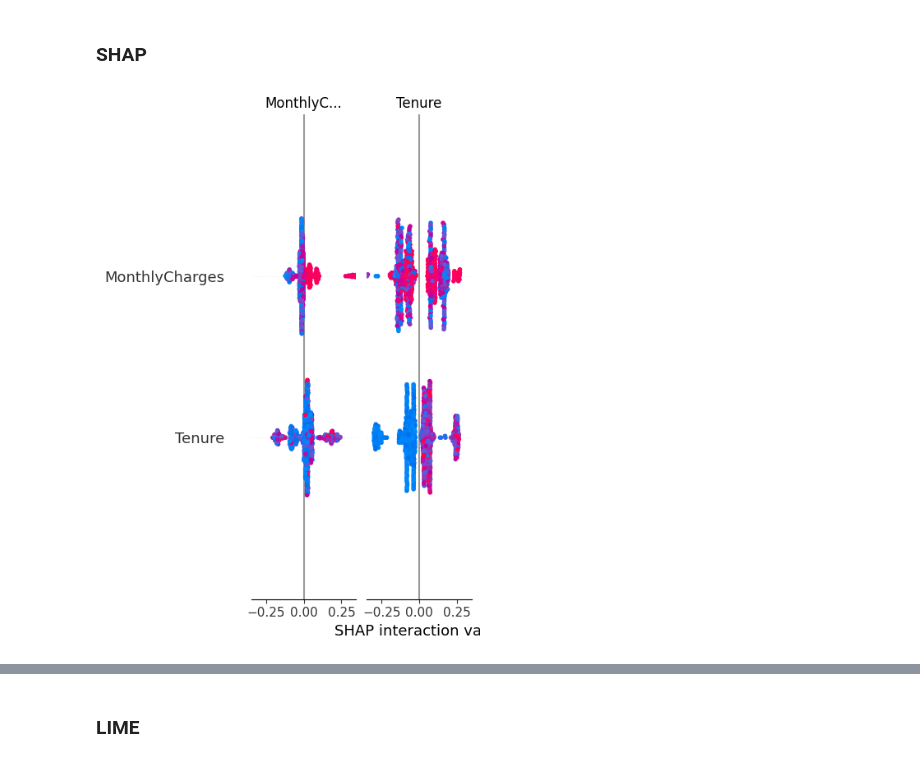
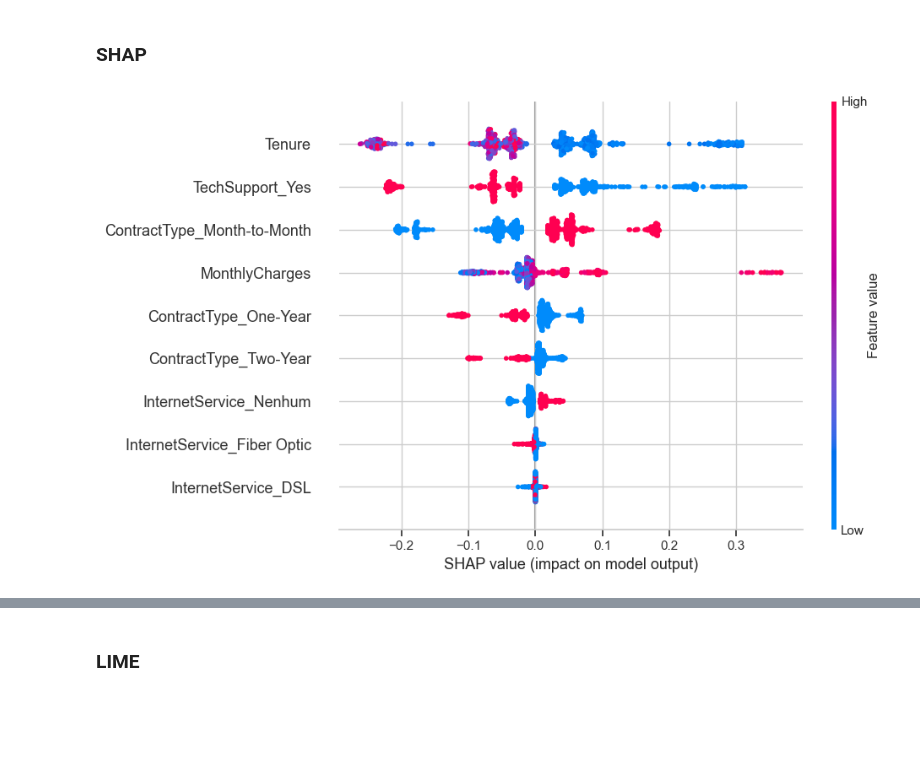
Before and after one commit to FranGoncal/ProjetoLEI, a Jupyter notebook: kaggle_only.ipynb, the cells around one changed output, grey strips where cells are left out. Cells and saved outputs as stored; diff of their text form; code cells hidden in the pictures; blank space fills up the shorter version.

```diff
--- a/kaggle_only.ipynb
+++ b/kaggle_only.ipynb
@@ -471,19 +471,19 @@ print(f"Número total de registros: {num_registros}")'''
 # %%
 import shap
 import numpy as np
 import pandas as pd
 import matplotlib.pyplot as plt
 from sklearn.model_selection import train_test_split
 from sklearn.ensemble import RandomForestClassifier
 from sklearn.datasets import load_iris
 
 model = RandomForestClassifier()
 model.fit(X, y)
 shap_values = shap.TreeExplainer(model).shap_values(X)
 
-shap.summary_plot(shap_values, X)
+shap.summary_plot(shap_values[:, :, 1], X, plot_size=(10, 6))
 # %% [output]
-[figure, old version]
+[figure, new version]
 # %%
 from xgboost import XGBClassifier
 model = XGBClassifier()
```
Also changed, not shown: parts of 38 cells of this notebook, 8 other files.
